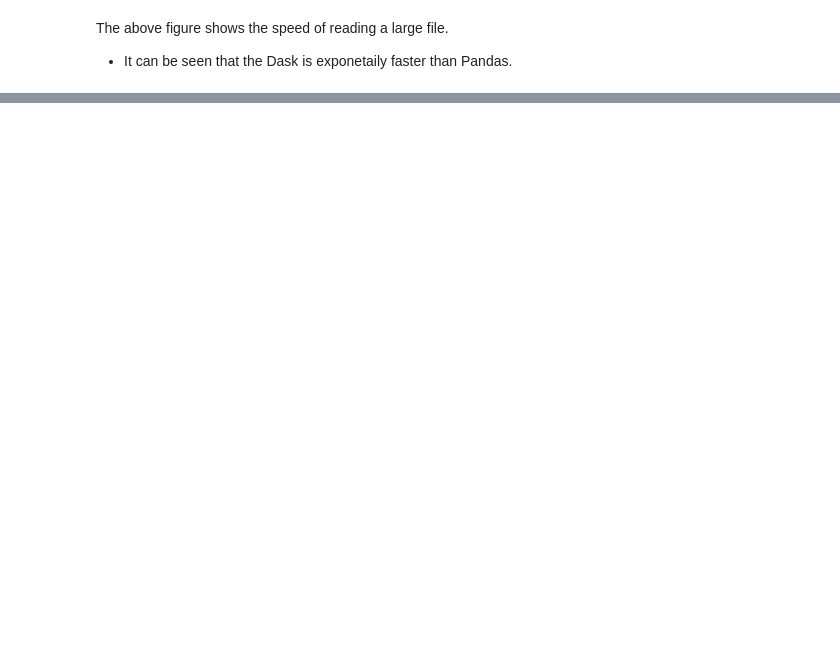
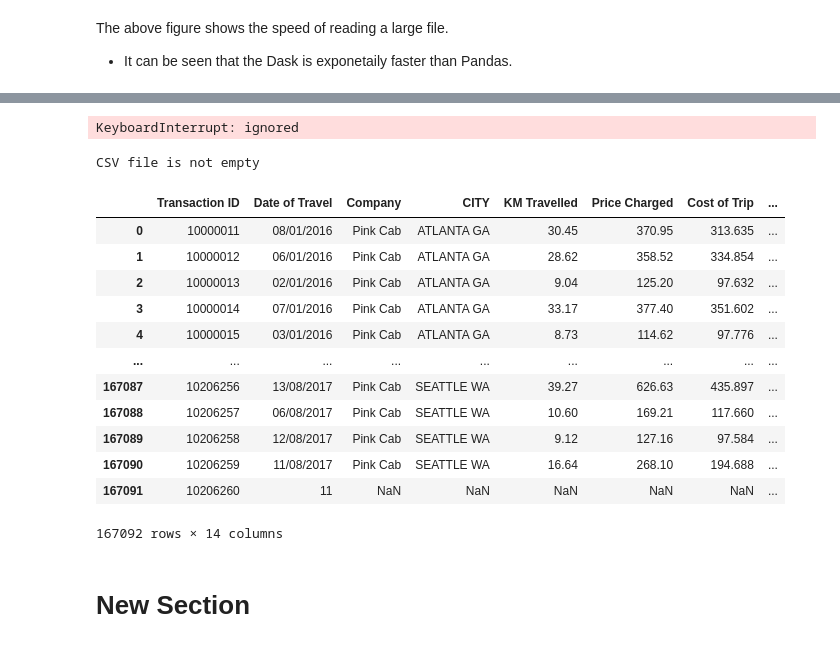
Before and after one commit to danmaher067/Data_Glacier_-intership, a Jupyter notebook: Week6.ipynb, the cells around one changed output, grey strips where cells are left out. Saved outputs shown, nothing was run; the diff lists cells and outputs as text; code cells hidden in the pictures; blank space fills up the shorter version.

```diff
--- a/Week6.ipynb
+++ b/Week6.ipynb
@@ -110,0 +161,33 @@ The above figure shows the speed of reading a large file.<br>
+# %%
+    errors = schema.validate(df)
+    for error in errors:
+      print(error)
+# %% [output]
+KeyboardInterrupt: ignored
+# %%
+def read_file(file):
+    df = pd.read_csv(file)
+    if(df.empty):
+      print('CSV file is empty')
+    else:
+      print('CSV file is not empty')
+    return df
+# %%
+read_file('Final_Cab_Data_Combined.csv')
+# %% [output]
+CSV file is not empty
+|  | Transaction ID | Date of Travel | Company | CITY | KM Travelled | Price Charged | Cost of Trip | ... |
+| 0 | 10000011 | 08/01/2016 | Pink Cab | ATLANTA GA | 30.45 | 370.95 | 313.635 | ... |
+| 1 | 10000012 | 06/01/2016 | Pink Cab | ATLANTA GA | 28.62 | 358.52 | 334.854 | ... |
+| 2 | 10000013 | 02/01/2016 | Pink Cab | ATLANTA GA | 9.04 | 125.20 | 97.632 | ... |
+| 3 | 10000014 | 07/01/2016 | Pink Cab | ATLANTA GA | 33.17 | 377.40 | 351.602 | ... |
+| 4 | 10000015 | 03/01/2016 | Pink Cab | ATLANTA GA | 8.73 | 114.62 | 97.776 | ... |
+| ... | ... | ... | ... | ... | ... | ... | ... | ... |
+| 167087 | 10206256 | 13/08/2017 | Pink Cab | SEATTLE WA | 39.27 | 626.63 | 435.897 | ... |
+| 167088 | 10206257 | 06/08/2017 | Pink Cab | SEATTLE WA | 10.60 | 169.21 | 117.660 | ... |
+| 167089 | 10206258 | 12/08/2017 | Pink Cab | SEATTLE WA | 9.12 | 127.16 | 97.584 | ... |
+| 167090 | 10206259 | 11/08/2017 | Pink Cab | SEATTLE WA | 16.64 | 268.10 | 194.688 | ... |
+| 167091 | 10206260 | 11 | NaN | NaN | NaN | NaN | NaN | ... |
+167092 rows × 14 columns
+# %% [markdown]
+# New Section
```
Also changed, not shown: parts of 21 cells of this notebook.
